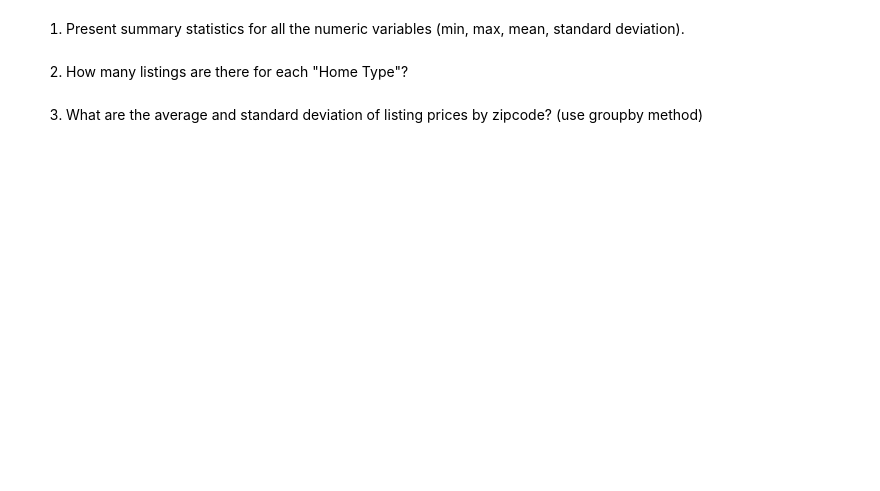
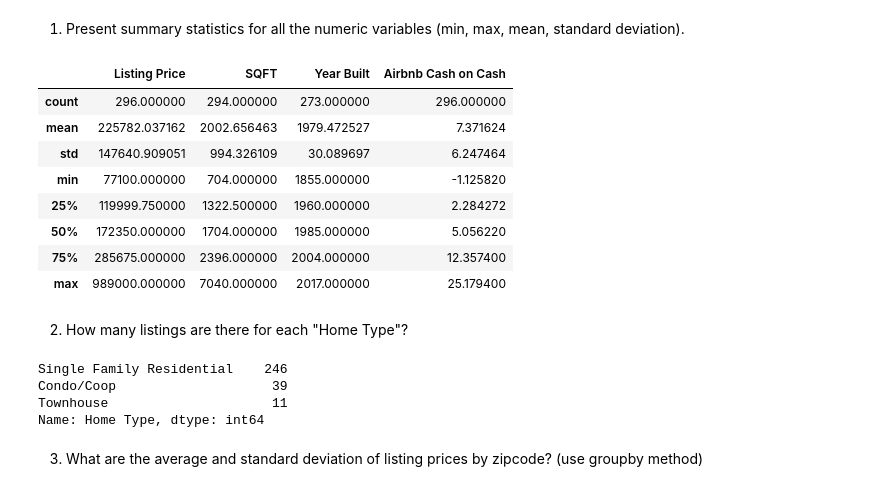
Before and after one commit to eaplatt3/Panda-Pratice, a Jupyter notebook: 5 HW1.ipynb, the cells around one changed output. Cells and saved outputs as stored; diff of their text form; code cells hidden in the pictures; blank space fills up the shorter version.

```diff
--- a/5 HW1.ipynb
+++ b/5 HW1.ipynb
@@ -49,6 +65,25 @@ df.info()
 # %% [markdown]
 1.	Present summary statistics for all the numeric variables (min, max, mean, standard deviation).
+# %%
+df.describe()
+# %% [output]
+|  | Listing Price | SQFT | Year Built | Airbnb Cash on Cash |
+| count | 296.000000 | 294.000000 | 273.000000 | 296.000000 |
+| mean | 225782.037162 | 2002.656463 | 1979.472527 | 7.371624 |
+| std | 147640.909051 | 994.326109 | 30.089697 | 6.247464 |
+| min | 77100.000000 | 704.000000 | 1855.000000 | -1.125820 |
+| 25% | 119999.750000 | 1322.500000 | 1960.000000 | 2.284272 |
+| 50% | 172350.000000 | 1704.000000 | 1985.000000 | 5.056220 |
+| 75% | 285675.000000 | 2396.000000 | 2004.000000 | 12.357400 |
+| max | 989000.000000 | 7040.000000 | 2017.000000 | 25.179400 |
 # %% [markdown]
 2.	How many listings are there for each "Home Type"?
+# %%
+df['Home Type'].value_counts()
+# %% [output]
+Single Family Residential    246
+Condo/Coop                    39
+Townhouse                     11
+Name: Home Type, dtype: int64
 # %% [markdown]
 3.	What are the  average and standard deviation of listing prices by zipcode? (use groupby method)
```
Also changed, not shown: parts of 7 cells of this notebook, 1 other file.
